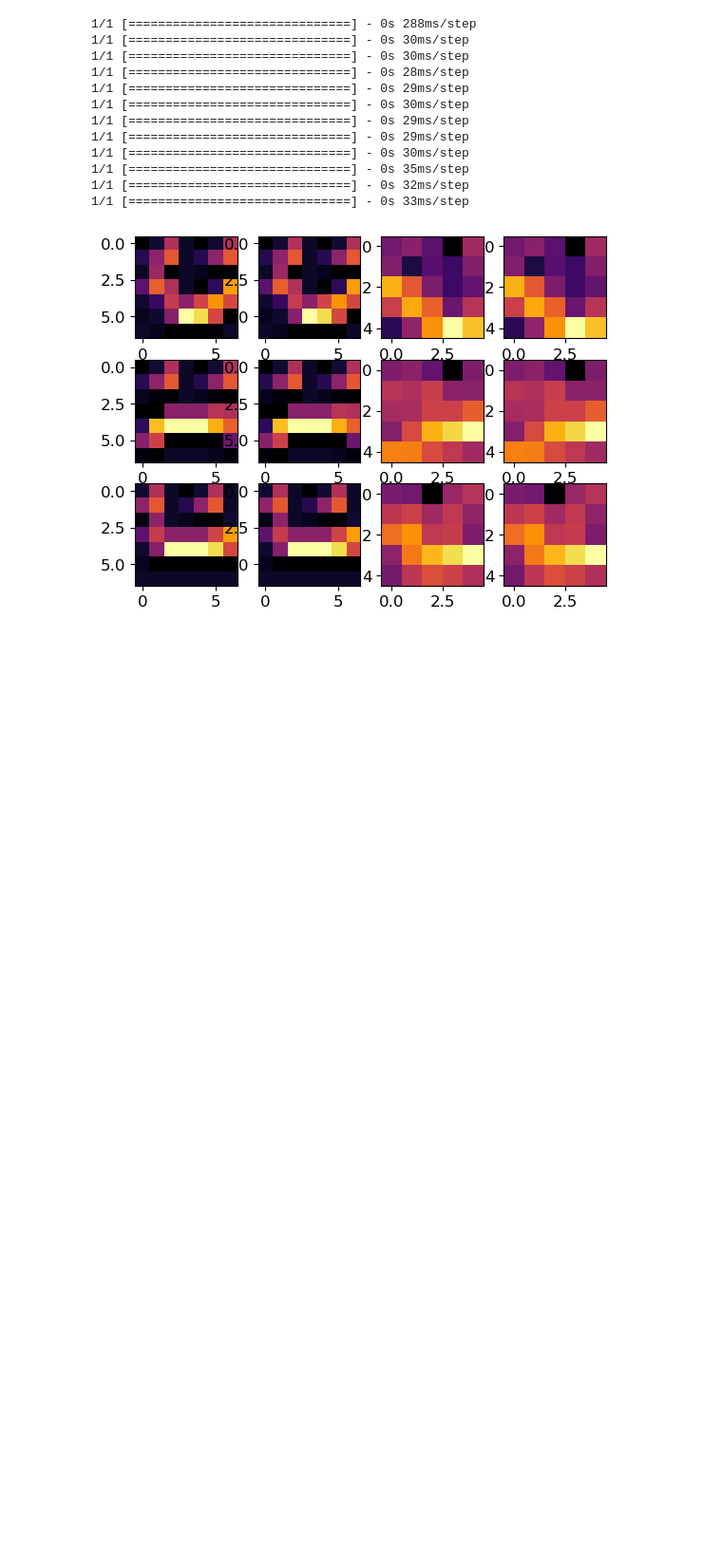
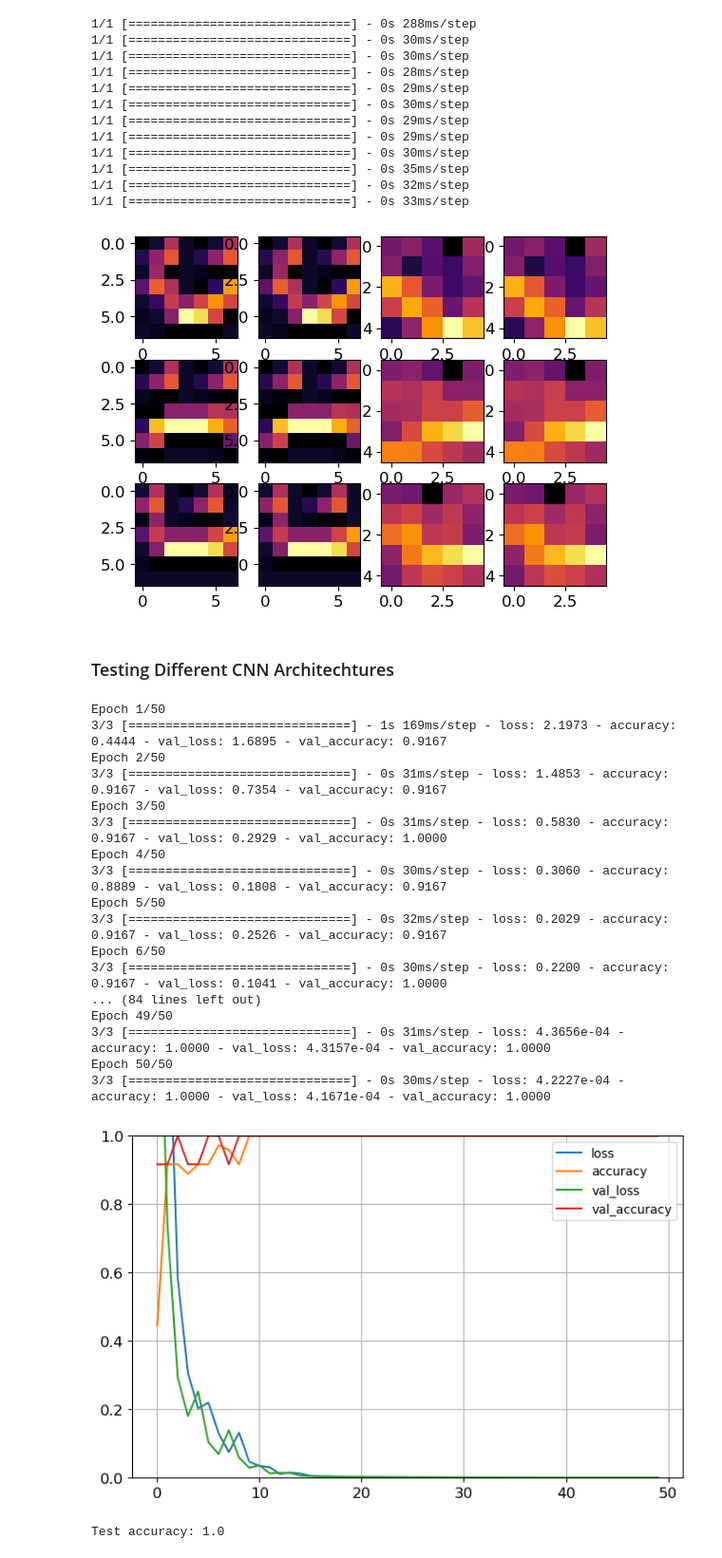
Before and after one commit to Darcinn/F21DL, a Jupyter notebook: Lab_11.ipynb, the cells around one changed output. Shown at 95% size. Saved outputs shown, nothing was run; the diff lists cells and outputs as text; code cells hidden in the pictures; blank space fills up the shorter version.

Commit message:
Added different architechtures

```diff
--- a/Lab_11.ipynb
+++ b/Lab_11.ipynb
@@ -516,3 +517,45 @@ for x in range(0,4):
 1/1 [==============================] - 0s 32ms/step
 1/1 [==============================] - 0s 33ms/step
 [figure]
+# %% [markdown]
+### Testing Different CNN Architechtures
+# %%
+keras.backend.clear_session()
+model = tf.keras.models.Sequential([
+  tf.keras.layers.Conv2D(64, (3,3), activation='relu', input_shape=(9, 9, 1)),
+  tf.keras.layers.MaxPooling2D(1, 1),
+  tf.keras.layers.Conv2D(64, (3,3), activation='relu'),
+  tf.keras.layers.MaxPooling2D(1, 1),
+  tf.keras.layers.Flatten(),
+  tf.keras.layers.Dense(128, activation='relu'),
+  tf.keras.layers.Dense(10, activation='softmax')
+])
+model.compile(optimizer='adam', loss='sparse_categorical_crossentropy', metrics=['accuracy'])
+history = (model.fit(X_train, y_train, epochs=50, validation_data=(X_valid, y_valid)))
+pd.DataFrame(history.history).plot(figsize=(8, 5))
+plt.grid(True)
+plt.gca().set_ylim(0, 1)
+plt.show()
+
+test_loss, test_acc = model.evaluate(X_test,  y_test, verbose=0)
+print('\nTest accuracy:', test_acc)
+# %% [output]
+Epoch 1/50
+3/3 [==============================] - 1s 169ms/step - loss: 2.1973 - accuracy: 0.4444 - val_loss: 1.6895 - val_accuracy: 0.9167
+Epoch 2/50
+3/3 [==============================] - 0s 31ms/step - loss: 1.4853 - accuracy: 0.9167 - val_loss: 0.7354 - val_accuracy: 0.9167
+Epoch 3/50
+3/3 [==============================] - 0s 31ms/step - loss: 0.5830 - accuracy: 0.9167 - val_loss: 0.2929 - val_accuracy: 1.0000
+Epoch 4/50
+3/3 [==============================] - 0s 30ms/step - loss: 0.3060 - accuracy: 0.8889 - val_loss: 0.1808 - val_accuracy: 0.9167
+Epoch 5/50
+3/3 [==============================] - 0s 32ms/step - loss: 0.2029 - accuracy: 0.9167 - val_loss: 0.2526 - val_accuracy: 0.9167
+Epoch 6/50
+3/3 [==============================] - 0s 30ms/step - loss: 0.2200 - accuracy: 0.9167 - val_loss: 0.1041 - val_accuracy: 1.0000
+... (84 lines left out)
+Epoch 49/50
+3/3 [==============================] - 0s 31ms/step - loss: 4.3656e-04 - accuracy: 1.0000 - val_loss: 4.3157e-04 - val_accuracy: 1.0000
+Epoch 50/50
+3/3 [==============================] - 0s 30ms/step - loss: 4.2227e-04 - accuracy: 1.0000 - val_loss: 4.1671e-04 - val_accuracy: 1.0000
+[figure, added]
+Test accuracy: 1.0
```
Also changed, not shown: parts of 3 cells of this notebook.
